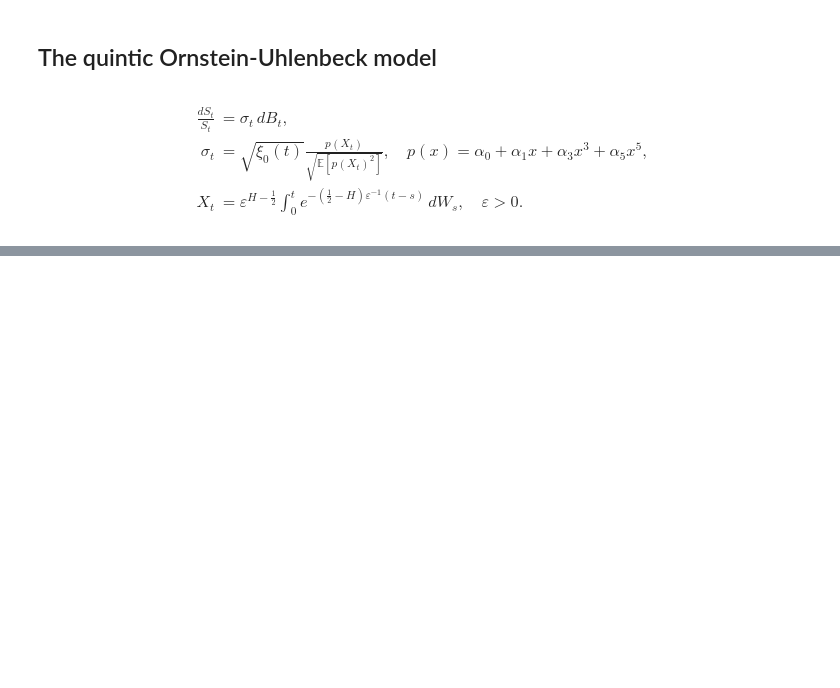
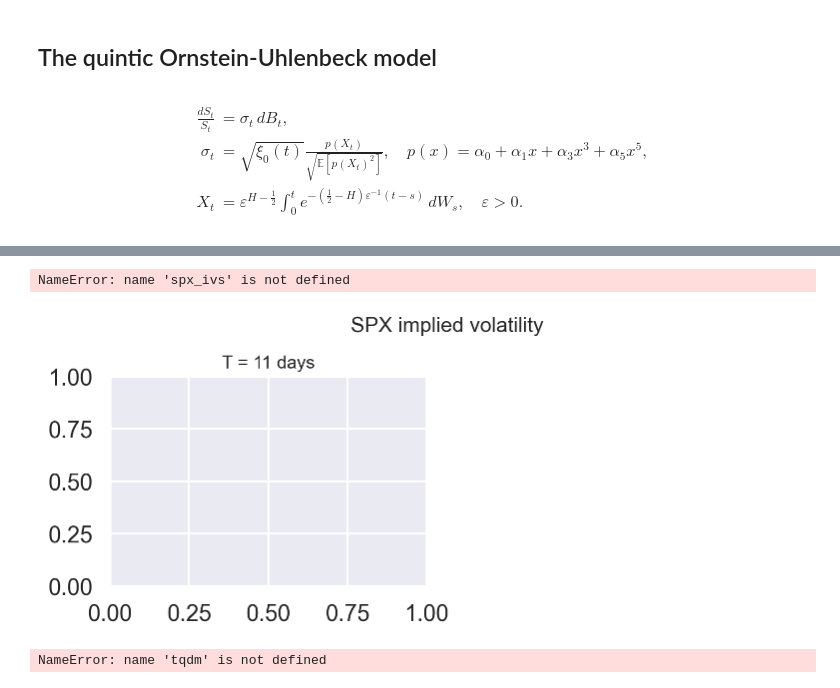
Before and after one commit to fbourgey/quintic-ou, a Jupyter notebook: quintic_ou.ipynb, the cells around one changed output, grey strips where cells are left out. Saved outputs shown, nothing was run; the diff lists cells and outputs as text; code cells hidden in the pictures; blank space fills up the shorter version.

```diff
--- a/quintic_ou.ipynb
+++ b/quintic_ou.ipynb
@@ -42,0 +152,9 @@ $$
+# %%
+spx_maturities = np.array([0.03011698, 0.08213721, 0.18343977, 0.24093582])
+vix_maturities = np.array([0.02464116, 0.06297186, 0.08213721, 0.15879861])
+# %%
+n_steps = 800
+N_sims = 20000
+np.random.seed(42)
+w1_orig = quintic.gen_bm_path(n_steps, N_sims)
+w1 = np.concatenate((np.zeros(w1_orig.shape[1])[np.newaxis, :], w1_orig))
@@ -42,0 +188,26 @@ $$
+# %%
+plt.figure(1, figsize=(9, 6))
+counter = 1
+for i in spx_maturities:
+    plt.subplot(2, 2, counter)
+    plt.suptitle("SPX implied volatility", fontsize=15)
+    if counter == 1:
+        plt.title(f"T = {int(np.round(i * 365, 0))} days", fontsize=13)
+
+        lm_bd = quintic.spx_lm_range_rule(i)
+        lms = np.linspace(lm_bd[0], lm_bd[1], 30)
+        plt.plot(lms, spx_ivs[counter - 1], "g")
+        plt.xlabel(r"log moneyness $\log(K/S_0)$", fontsize=12)
+    else:
+        plt.title(f"T = {int(np.round(i * 365, 0))} days", fontsize=13)
+
+        lm_bd = quintic.spx_lm_range_rule(i)
+        lms = np.linspace(lm_bd[0], lm_bd[1], 30)
+        plt.plot(lms, spx_ivs[counter - 1], "g")
+
+    counter += 1
+plt.tight_layout()
+plt.show()
+# %% [output]
+NameError: name 'spx_ivs' is not defined
+[figure, added]
@@ -42,0 +217,24 @@ $$
+# %%
+vix_futs = []
+vix_opts = []
+vix_ivs = []
+epochs_iter = tqdm(vix_maturities, desc="iteration", miniters=1)
+for i in epochs_iter:
+    vix_fut_temp, vix_opt_temp, vix_iv_temp = (
+        quintic.vix_all_integration_poly_fast_revert_model(
+            H,
+            eps_fixed,
+            i,
+            a_k_part,
+            x_org_vix,
+            w_org_vix,
+            vix_strike_perc,
+            fvc,
+            T_array_nodes,
+        )
+    )
+    vix_futs.append(vix_fut_temp)
+    vix_opts.append(vix_opt_temp)
+    vix_ivs.append(vix_iv_temp)
+# %% [output]
+NameError: name 'tqdm' is not defined
```
Also changed, not shown: parts of 27 cells of this notebook, 5 other files.
